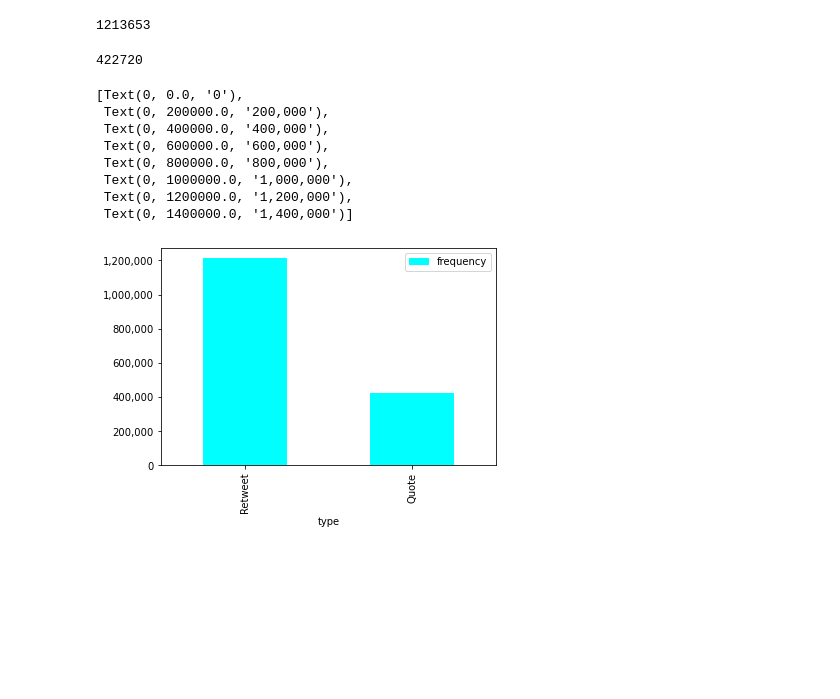
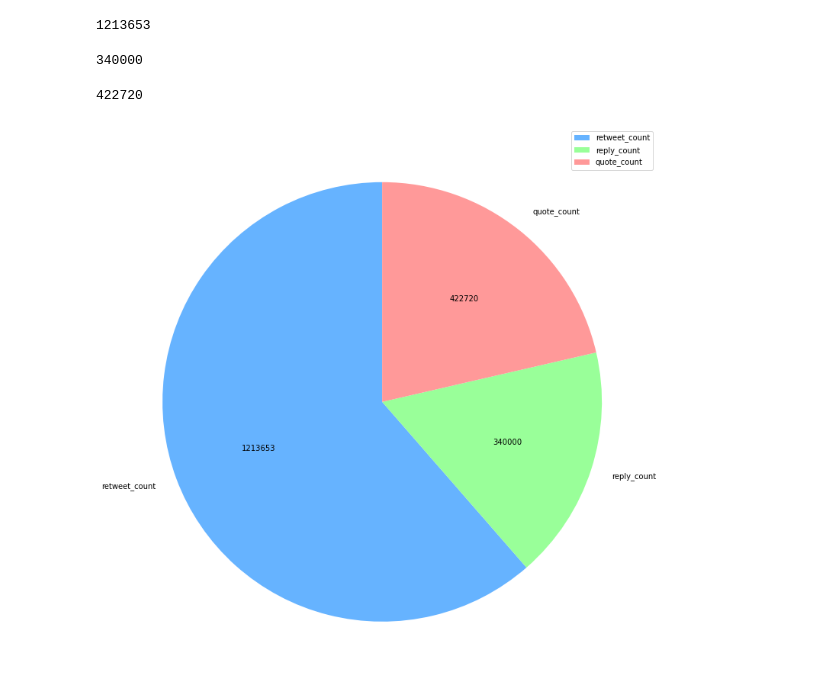
Before and after one commit to moinam/TweetAnalyzer, a Jupyter notebook: Draft_pipeline for initial eda.ipynb, the cells around one changed output. Cells and saved outputs as stored; diff of their text form; code cells hidden in the pictures; blank space fills up the shorter version.

```diff
--- a/Draft_pipeline for initial eda.ipynb
+++ b/Draft_pipeline for initial eda.ipynb
@@ -77,22 +82,27 @@ retweet_c = dF.loc[dF['tweet_type'] == 'original', 'retweet_count'].sum()
 retweet_c
 # %% [output]
 1213653
+# %%
+reply_c = dF.loc[dF['tweet_type'] == 'original', 'reply_count'].sum()
+reply_c
+# %% [output]
+340000
 # %%
 quote_c=dF['quote_count'].sum()
 quote_c
 # %% [output]
 422720
 # %%
-data = pd.DataFrame({'type':['Retweet', 'Quote'], 'frequency':[retweet_c,quote_c]})
-ax= data.plot.bar(x='type', y='frequency', color = 'cyan')
-ax.set_yticklabels(['{:,}'.format(int(x)) for x in ax.get_yticks().tolist()])
+fig = plt.figure(figsize=(10,10))
+ax = fig.add_axes([0,0,1,1])
+ax.axis('equal')
+colors = ['#66b3ff','#99ff99','#ff9999','#ffcc99']
+labels = ['retweet_count', 'reply_count', 'quote_count']
+values = [retweet_c, reply_c, quote_c]
+total = sum(values)
+ax.pie(values, labels= labels, autopct=lambda p: '{:.0f}'.format(p * total/100),
+   shadow=False, startangle=90, colors=colors)
+plt.legend(labels, loc="best")
+plt.show()
 # %% [output]
-[Text(0, 0.0, '0'),
- Text(0, 200000.0, '200,000'),
- Text(0, 400000.0, '400,000'),
- Text(0, 600000.0, '600,000'),
- Text(0, 800000.0, '800,000'),
- Text(0, 1000000.0, '1,000,000'),
- Text(0, 1200000.0, '1,200,000'),
- Text(0, 1400000.0, '1,400,000')]
-[figure, old version]
+[figure, new version]
```
Also changed, not shown: parts of 9 cells of this notebook, 1 other file.
